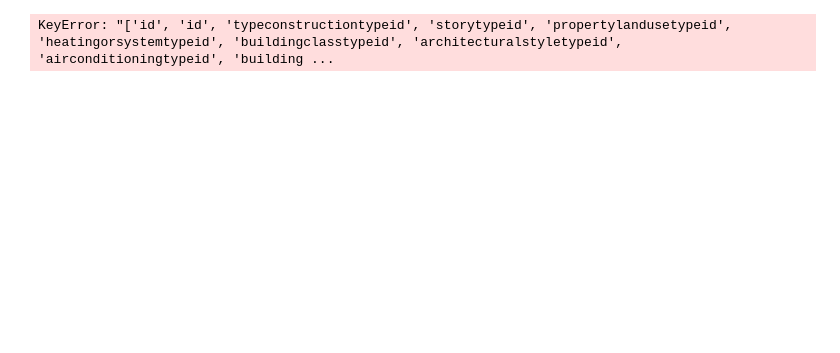
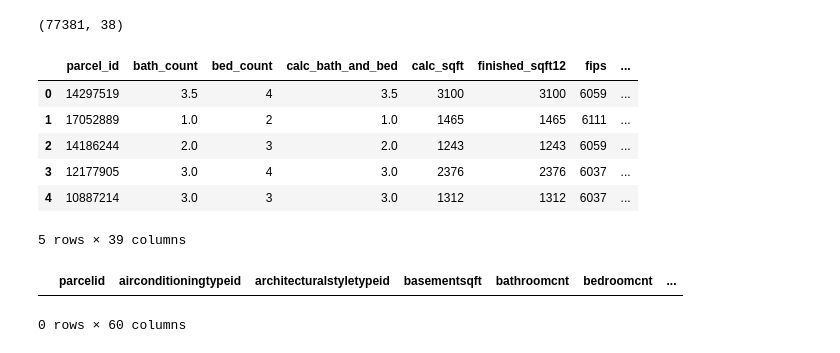
Before and after one commit to Is0metry/clustering-exercises, a Jupyter notebook: zillow.ipynb, the cells around one changed output. Cells and saved outputs as stored; diff of their text form; code cells hidden in the pictures; blank space fills up the shorter version.

```diff
--- a/zillow.ipynb
+++ b/zillow.ipynb
@@ -7,12 +7,27 @@ reload(w)
 df = w.wrangle_zillow()
 # %%
 reload(w)
-df = w.wrangle_zillow(from_sql=True)
+df = w.wrangle_zillow()
+df = w.prep_zillow(df)
+df.shape
+# %% [output]
+(77381, 38)
-# %%
-df = w.prep_zillow(df)
-df = w.handle_missing_values(df,.7,.7)
-# %% [output]
-KeyError: "['id', 'id', 'typeconstructiontypeid', 'storytypeid', 'propertylandusetypeid', 'heatingorsystemtypeid', 'buildingclasstypeid', 'architecturalstyletypeid', 'airconditioningtypeid', 'building ...
+# %%
+s = 'log_error'
+k = 1.5
+# %% [output]
+|  | parcel_id | bath_count | bed_count | calc_bath_and_bed | calc_sqft | finished_sqft12 | fips | ... |
+| 0 | 14297519 | 3.5 | 4 | 3.5 | 3100 | 3100 | 6059 | ... |
+| 1 | 17052889 | 1.0 | 2 | 1.0 | 1465 | 1465 | 6111 | ... |
+| 2 | 14186244 | 2.0 | 3 | 2.0 | 1243 | 1243 | 6059 | ... |
+| 3 | 12177905 | 3.0 | 4 | 3.0 | 2376 | 2376 | 6037 | ... |
+| 4 | 10887214 | 3.0 | 3 | 3.0 | 1312 | 1312 | 6037 | ... |
+5 rows × 39 columns
+# %%
+sns.boxplot(data-=)
+# %% [output]
+|  | parcelid | airconditioningtypeid | architecturalstyletypeid | basementsqft | bathroomcnt | bedroomcnt | ... |
+0 rows × 60 columns
 # %%
 # %% [output]
 |  | parcelid | airconditioningtypeid | architecturalstyletypeid | basementsqft | bathroomcnt | bedroomcnt | ... |
```
Also changed, not shown: parts of 2 cells of this notebook, 3 other files.
